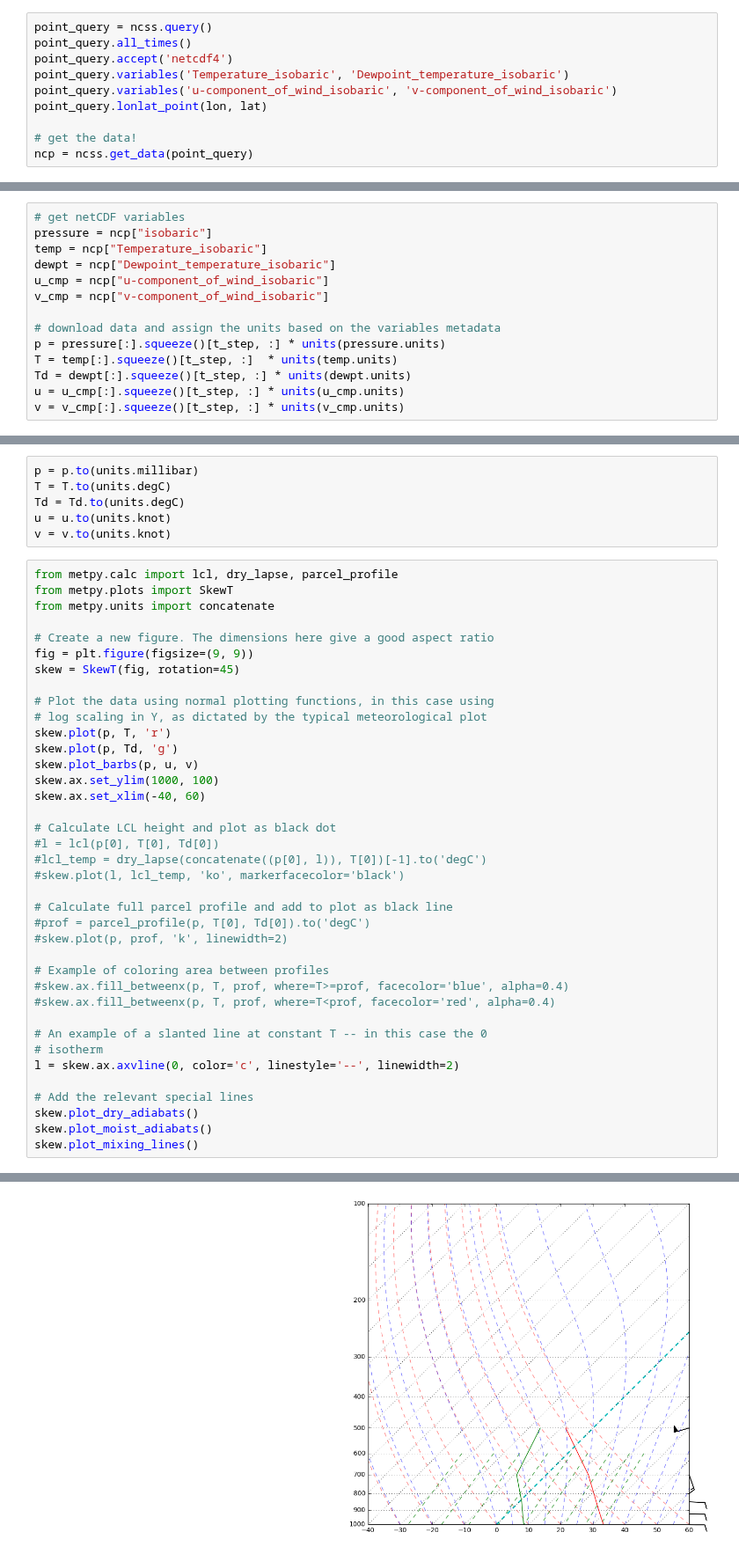
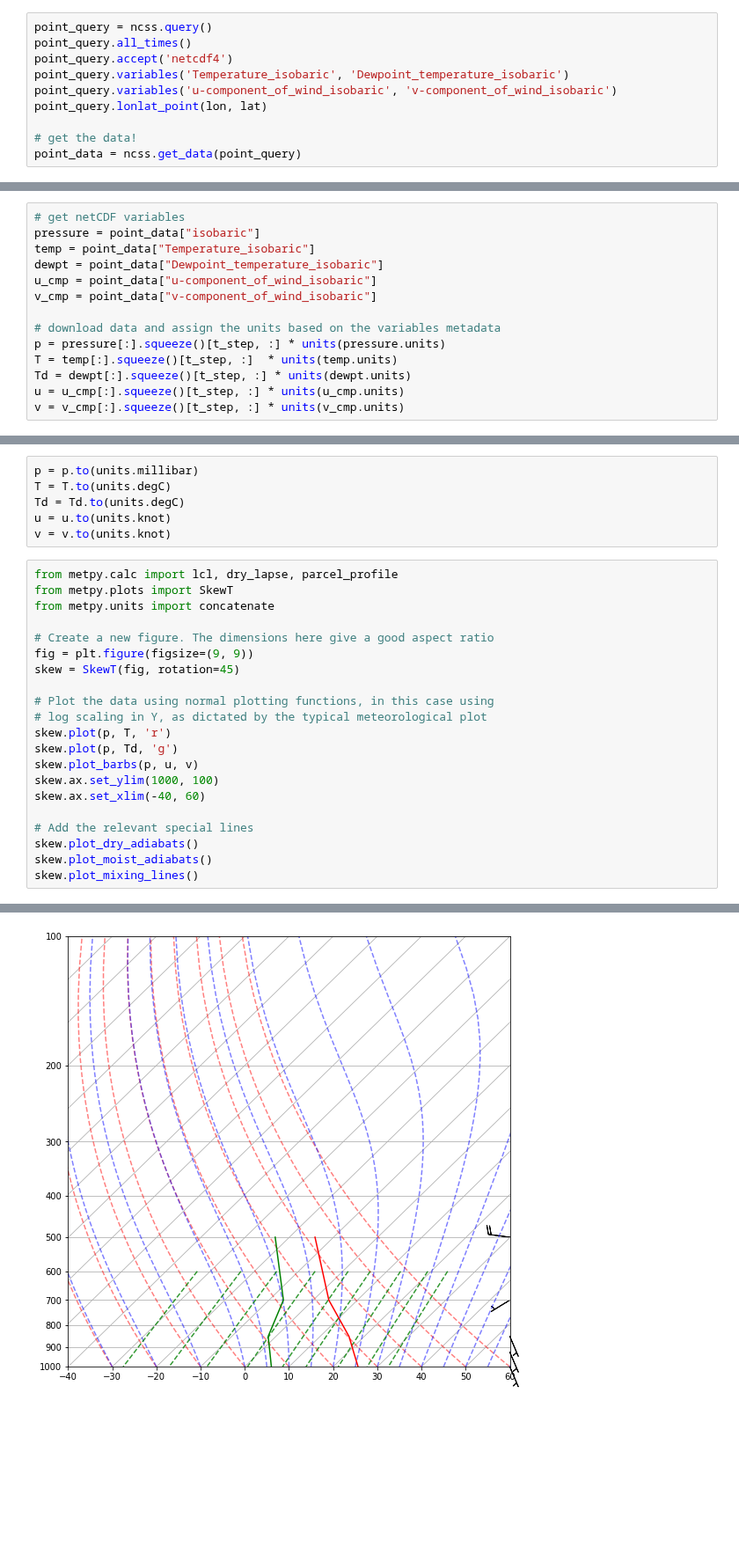
Before and after one commit to Unidata/python-workshop, a Jupyter notebook: notebooks/Siphon_Cartopy_MetPy_HRRR.ipynb, the cells around one changed output, grey strips where cells are left out. Shown at 88% size. Cells and saved outputs as stored; diff of their text form; blank space fills up the shorter version.

```diff
--- a/notebooks/Siphon_Cartopy_MetPy_HRRR.ipynb
+++ b/notebooks/Siphon_Cartopy_MetPy_HRRR.ipynb
@@ -231,16 +234,16 @@ point_query.variables('u-component_of_wind_isobaric', 'v-component_of_wind_isoba
 point_query.lonlat_point(lon, lat)
 
 # get the data!
-ncp = ncss.get_data(point_query)
+point_data = ncss.get_data(point_query)
 # %% [markdown]
 ## Skew-T diagrams typical use speficic units. First, let's assign units to the variables we requested
 # %%
 # get netCDF variables
-pressure = ncp["isobaric"]
-temp = ncp["Temperature_isobaric"]
-dewpt = ncp["Dewpoint_temperature_isobaric"]
-u_cmp = ncp["u-component_of_wind_isobaric"]
-v_cmp = ncp["v-component_of_wind_isobaric"]
+pressure = point_data["isobaric"]
+temp = point_data["Temperature_isobaric"]
+dewpt = point_data["Dewpoint_temperature_isobaric"]
+u_cmp = point_data["u-component_of_wind_isobaric"]
+v_cmp = point_data["v-component_of_wind_isobaric"]
 
 # download data and assign the units based on the variables metadata
 p = pressure[:].squeeze()[t_step, :] * units(pressure.units)
@@ -259,41 +262,24 @@ v = v.to(units.knot)
 # %%
 from metpy.calc import lcl, dry_lapse, parcel_profile
 from metpy.plots import SkewT
 from metpy.units import concatenate
 
 # Create a new figure. The dimensions here give a good aspect ratio
 fig = plt.figure(figsize=(9, 9))
 skew = SkewT(fig, rotation=45)
 
 # Plot the data using normal plotting functions, in this case using
 # log scaling in Y, as dictated by the typical meteorological plot
 skew.plot(p, T, 'r')
 skew.plot(p, Td, 'g')
 skew.plot_barbs(p, u, v)
 skew.ax.set_ylim(1000, 100)
 skew.ax.set_xlim(-40, 60)
 
-# Calculate LCL height and plot as black dot
-#l = lcl(p[0], T[0], Td[0])
-#lcl_temp = dry_lapse(concatenate((p[0], l)), T[0])[-1].to('degC')
-#skew.plot(l, lcl_temp, 'ko', markerfacecolor='black')
-
-# Calculate full parcel profile and add to plot as black line
-#prof = parcel_profile(p, T[0], Td[0]).to('degC')
-#skew.plot(p, prof, 'k', linewidth=2)
-
-# Example of coloring area between profiles
-#skew.ax.fill_betweenx(p, T, prof, where=T>=prof, facecolor='blue', alpha=0.4)
-#skew.ax.fill_betweenx(p, T, prof, where=T<prof, facecolor='red', alpha=0.4)
-
-# An example of a slanted line at constant T -- in this case the 0
-# isotherm
-l = skew.ax.axvline(0, color='c', linestyle='--', linewidth=2)
-
 # Add the relevant special lines
 skew.plot_dry_adiabats()
 skew.plot_moist_adiabats()
 skew.plot_mixing_lines()
 # %% [output]
 <matplotlib.collections.LineCollection at 0x...>
-[figure, old version]
+[figure, new version]
```
Also changed, not shown: parts of 11 cells of this notebook, 1 other file.
